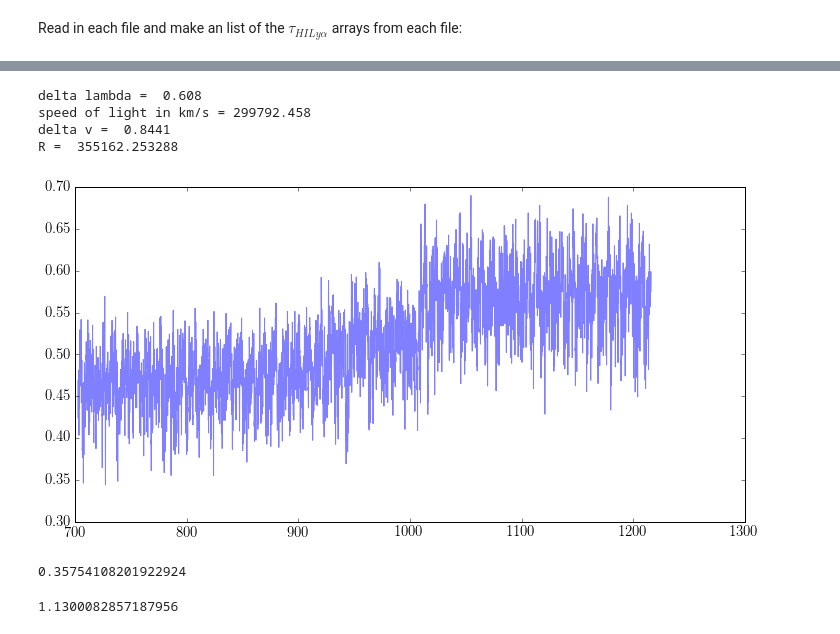
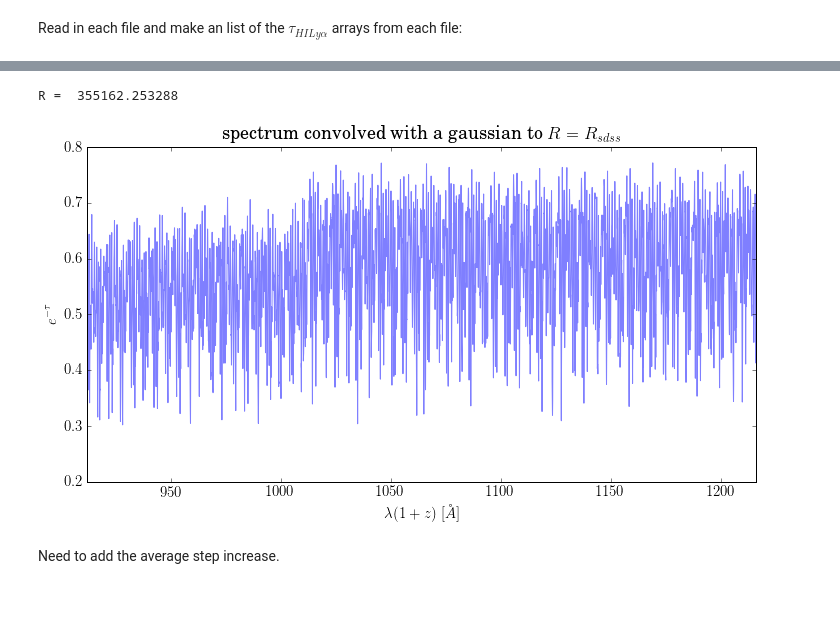
Before and after one commit to mattcwilde/Lyman-Forest, a Jupyter notebook: lyman-forest.ipynb, the cells around one changed output, grey strips where cells are left out. Drawn from its saved outputs; the diff is of its cells as text; code cells hidden in the pictures; blank space fills up the shorter version.

```diff
--- a/lyman-forest.ipynb
+++ b/lyman-forest.ipynb
@@ -263,2 +177,24 @@ I have tried to vectorize with N_n being an array but it seems to fail.
+# %%
+# make a velocity array with the correspoding length and delta v
+v_flat = np.arange(v.size*num_boxes)*diffv
+
+# determine the wavelength of Lyman alpha line:
+lambda_alpha = lyman_lambda(2)
+
+# make the lists into numpy arrays
+t_list = np.array(t_list)
+nHI = np.array(nHI)
+
+# find the wavelength where the line starts in v
+n = np.arange(2,len(f_1n)+2)
+lambda_n = lyman_lambda(n)
+
+#determine the delta v between the Lyman-a and Lyman-n lines:
+delta_v_an = c*np.log(lambda_alpha/lambda_n) # km/s
+
+# determine what index the nth line should appear in the v_flat array
+N_n = np.zeros_like(delta_v_an, dtype=np.int32)
+for i,dv in enumerate(delta_v_an):
+    N_n[i] = np.where(abs(v_flat - dv)/diffv < 0.5)[0][0]
 # %%
 diff_line_list = []
@@ -354,14 +267,7 @@ $R = c / \Delta v = \lambda / \Delta \lambda   = 149089.2 $
-# %%
-delta_lambda = 1216/2000
-print "delta lambda = ",delta_lambda
-print "speed of light in km/s =",c
-print "delta v = ",np.diff(v_flat)[0]
-R = c/np.diff(v_flat)[0]
-print "R = ",R
-# %% [output]
-delta lambda =  0.608
-speed of light in km/s = 299792.458
-delta v =  0.8441
-R =  355162.253288
+# %%
+R = c/np.diff(v_flat)[0]
+print "R = ",R
+# %% [output]
+R =  355162.253288
 # %%
 from astropy.convolution import Gaussian1DKernel, convolve
@@ -368,40 +280,29 @@ from astropy.convolution import Gaussian1DKernel, convolve
 # %%
 # Create kernel
 dv_cell = 10.2679380093
 
-# R = 2000. # sdss resolution
-sigma = (2000/R)*diffv
-# sigma = 12.24
-# sigma = 10
-#sigma = 1000
+R_sdss = 2000. # sdss resolution
+
+#compute the stdev for the gaussian smoothing
+sigma = (R_sdss/R)*diffv
 
 g = Gaussian1DKernel(stddev=sigma)
 
-# make a velocity array with the correspoding length and delta v
-v_flat = np.arange(0,3000*num_boxes)*diffv
 x = v_flat
 
 # Convolve data
-z = convolve(diff_line_list[2], g , boundary='extend', normalize_kernel=True)
+z = convolve(diff_line_list[0], g , boundary='extend', normalize_kernel=True)
 
+fig, ax = plt.subplots(figsize=(12,6))
+ax.plot(lam_obs(x,1216), flux(z), alpha=0.5)
 
-plt.figure(figsize=(12,6))
-plt.plot(lam_obs(x,1216), flux(z), alpha=0.5)
-#plt.plot(x, flux(diff_line_list[1]),alpha=0.5)
-#plt.plot(x[::177],flux(diff_line_list[1])[::177],color='red')
-#ax.set_ylim(0,1)
-ax.set_xlim(1216,912)
+ax.set_xlim(912,1216)
 ax.set_xlabel(r'$\lambda(1+z)$ $[\AA]$')
 ax.set_ylabel(r'$e^{-\tau}$')
+ax.set_title(r'spectrum convolved with a gaussian to $R = R_{sdss}$')
 # plt.xlim(912,1216)
 plt.show()
 # %% [output]
-[figure, old version]
+[figure, new version]
-# %%
-np.sum(f_1n[1:])
-# %% [output]
-0.35754108201922924
-# %%
-np.sum(np.array([gf_1n(n) for n in range(2,10000)]))
-# %% [output]
-1.1300082857187956
+# %% [markdown]
+Need to add the average step increase.
```
Also changed, not shown: parts of 51 cells of this notebook, 2 other files.
